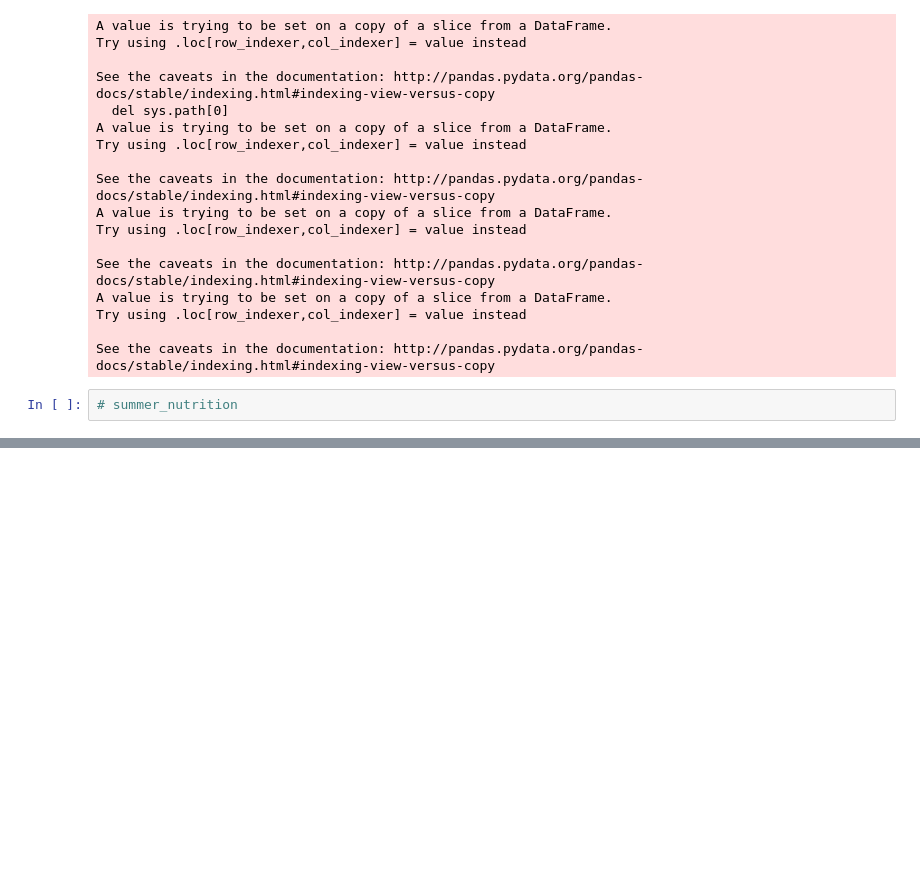
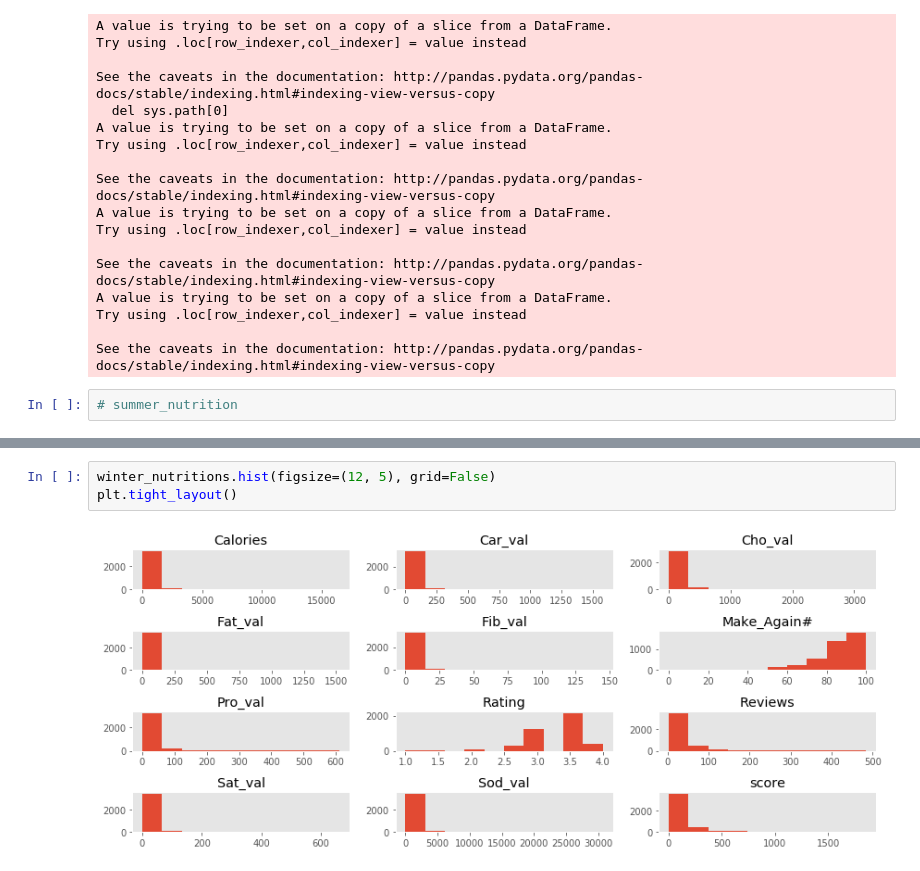
Before and after one commit to esotewic/Recipe_Hypothesis_Test, a Jupyter notebook: recipe_eda.ipynb, the cells around one changed output, grey strips where cells are left out. Cells and saved outputs as stored; diff of their text form; blank space fills up the shorter version.

```diff
--- a/recipe_eda.ipynb
+++ b/recipe_eda.ipynb
@@ -181,0 +173,5 @@ winter_nutritions.describe()
+# %%
+winter_nutritions.hist(figsize=(12, 5), grid=False)
+plt.tight_layout()
+# %% [output]
+[figure, added]
```
Also changed, not shown: parts of 40 cells of this notebook.
